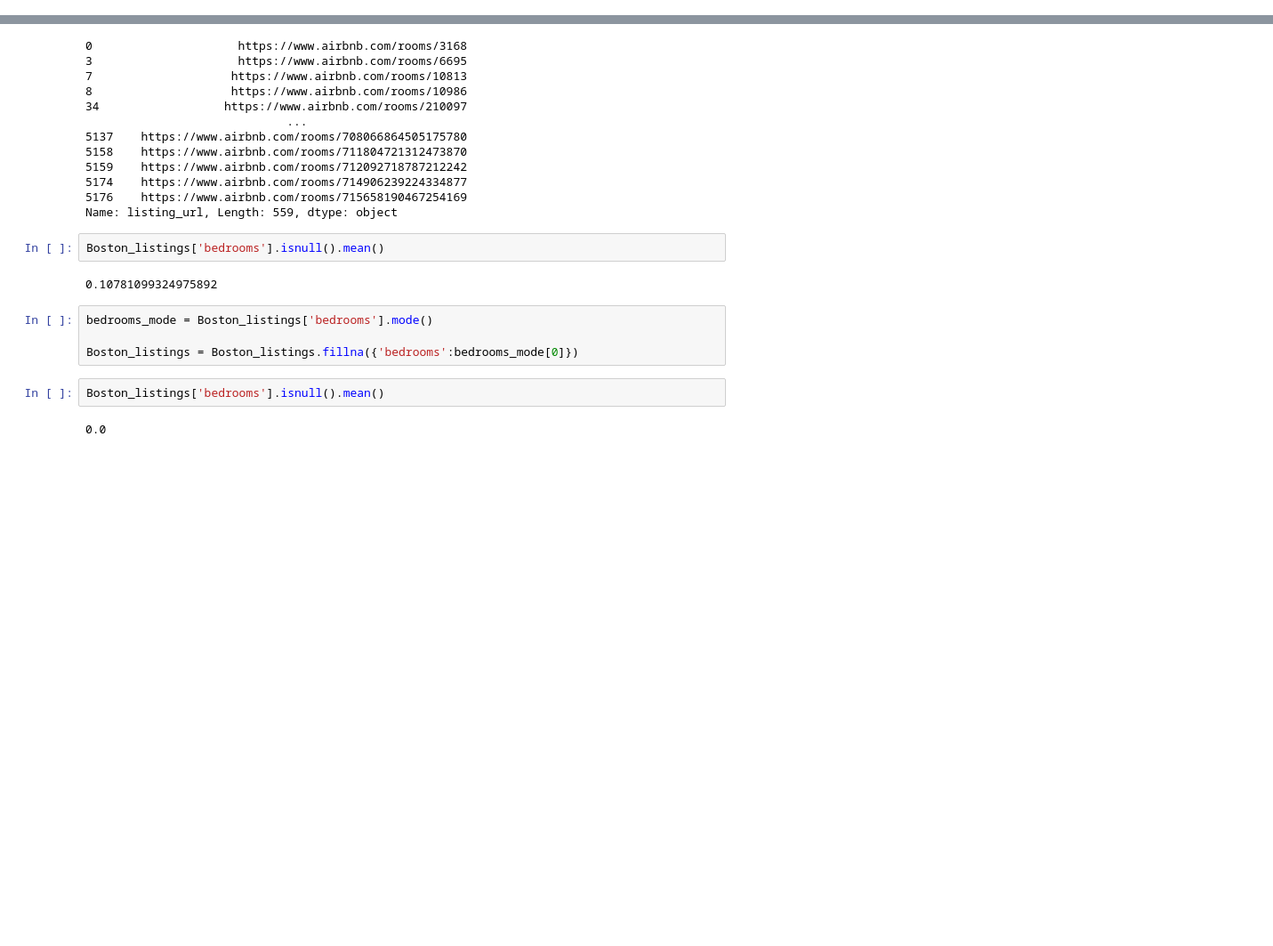
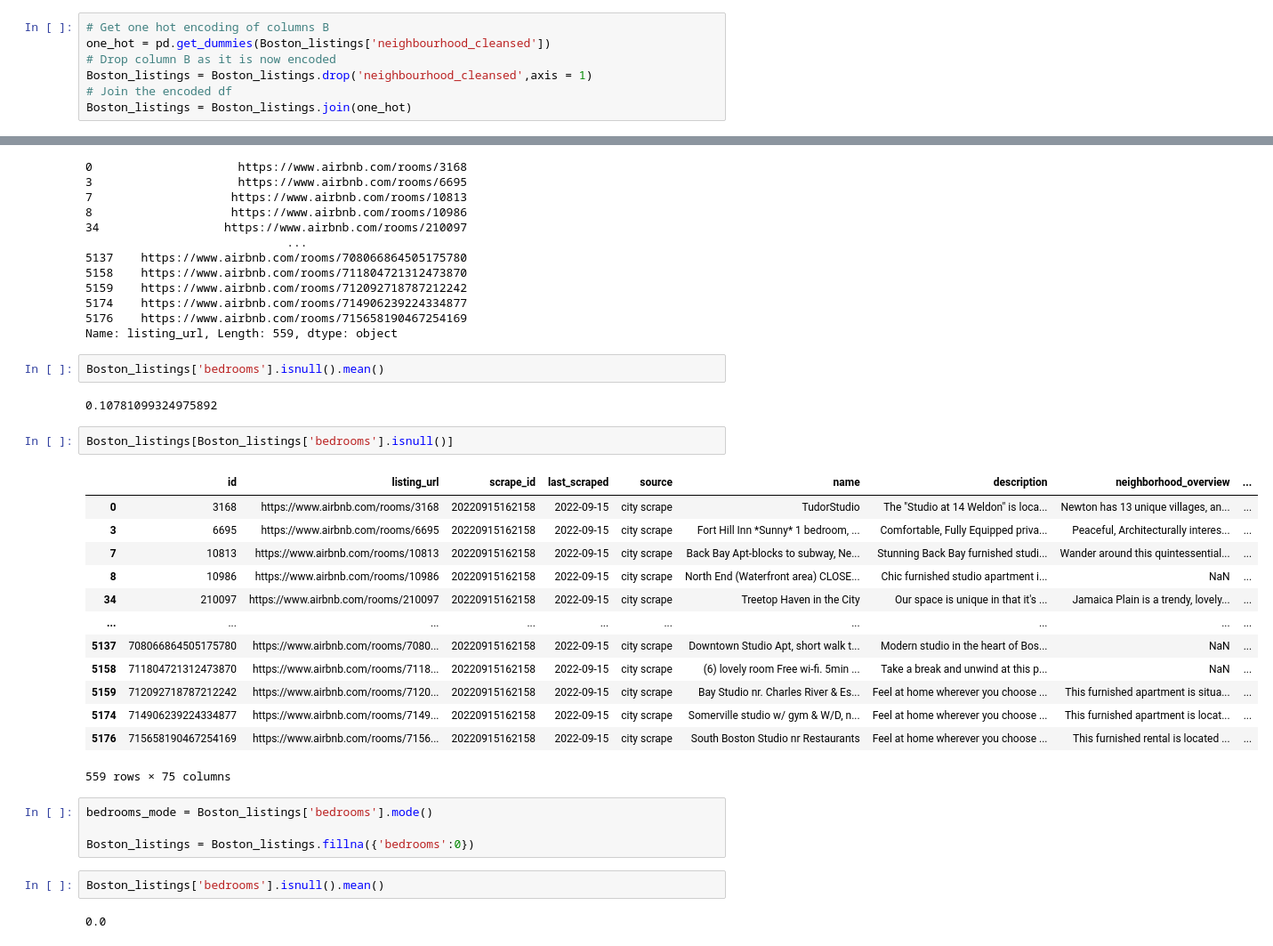
Before and after one commit to Abdulrahman-Almutlaq/AirBnb_EDA, a Jupyter notebook: DS.ipynb, the cells around one changed output, grey strips where cells are left out. Shown at 89% size. Drawn from its saved outputs; the diff is of its cells as text; blank space fills up the shorter version.

```diff
--- a/DS.ipynb
+++ b/DS.ipynb
@@ -23,0 +70,7 @@ Seattle_neighbourhoods = pd.read_csv('Seattle_neighbourhoods.csv')
+# %%
+# Get one hot encoding of columns B
+one_hot = pd.get_dummies(Boston_listings['neighbourhood_cleansed'])
+# Drop column B as it is now encoded
+Boston_listings = Boston_listings.drop('neighbourhood_cleansed',axis = 1)
+# Join the encoded df
+Boston_listings = Boston_listings.join(one_hot)
@@ -127,10 +282,26 @@ Name: listing_url, Length: 559, dtype: object
 Boston_listings['bedrooms'].isnull().mean()
 # %% [output]
 0.10781099324975892
+# %%
+Boston_listings[Boston_listings['bedrooms'].isnull()]
+# %% [output]
+|  | id | listing_url | scrape_id | last_scraped | source | name | description | neighborhood_overview | ... |
+| 0 | 3168 | https://www.airbnb.com/rooms/3168 | 20220915162158 | 2022-09-15 | city scrape | TudorStudio | The "Studio at 14 Weldon" is loca... | Newton has 13 unique villages, an... | ... |
+| 3 | 6695 | https://www.airbnb.com/rooms/6695 | 20220915162158 | 2022-09-15 | city scrape | Fort Hill Inn *Sunny* 1 bedroom, ... | Comfortable, Fully Equipped priva... | Peaceful, Architecturally interes... | ... |
+| 7 | 10813 | https://www.airbnb.com/rooms/10813 | 20220915162158 | 2022-09-15 | city scrape | Back Bay Apt-blocks to subway, Ne... | Stunning Back Bay furnished studi... | Wander around this quintessential... | ... |
+| 8 | 10986 | https://www.airbnb.com/rooms/10986 | 20220915162158 | 2022-09-15 | city scrape | North End (Waterfront area) CLOSE... | Chic furnished studio apartment i... | NaN | ... |
+| 34 | 210097 | https://www.airbnb.com/rooms/210097 | 20220915162158 | 2022-09-15 | city scrape | Treetop Haven in the City | Our space is unique in that it's ... | Jamaica Plain is a trendy, lovely... | ... |
+| ... | ... | ... | ... | ... | ... | ... | ... | ... | ... |
+| 5137 | 708066864505175780 | https://www.airbnb.com/rooms/7080... | 20220915162158 | 2022-09-15 | city scrape | Downtown Studio Apt, short walk t... | Modern studio in the heart of Bos... | NaN | ... |
+| 5158 | 711804721312473870 | https://www.airbnb.com/rooms/7118... | 20220915162158 | 2022-09-15 | city scrape | (6) lovely room Free wi-fi. 5min ... | Take a break and unwind at this p... | NaN | ... |
+| 5159 | 712092718787212242 | https://www.airbnb.com/rooms/7120... | 20220915162158 | 2022-09-15 | city scrape | Bay Studio nr. Charles River & Es... | Feel at home wherever you choose ... | This furnished apartment is situa... | ... |
+| 5174 | 714906239224334877 | https://www.airbnb.com/rooms/7149... | 20220915162158 | 2022-09-15 | city scrape | Somerville studio w/ gym & W/D, n... | Feel at home wherever you choose ... | This furnished apartment is locat... | ... |
+| 5176 | 715658190467254169 | https://www.airbnb.com/rooms/7156... | 20220915162158 | 2022-09-15 | city scrape | South Boston Studio nr Restaurants | Feel at home wherever you choose ... | This furnished rental is located ... | ... |
+559 rows × 75 columns
 # %%
 bedrooms_mode = Boston_listings['bedrooms'].mode()
 
-Boston_listings = Boston_listings.fillna({'bedrooms':bedrooms_mode[0]})
+Boston_listings = Boston_listings.fillna({'bedrooms':0})
 # %%
 Boston_listings['bedrooms'].isnull().mean()
 # %% [output]
```
Also changed, not shown: parts of 14 cells of this notebook.
